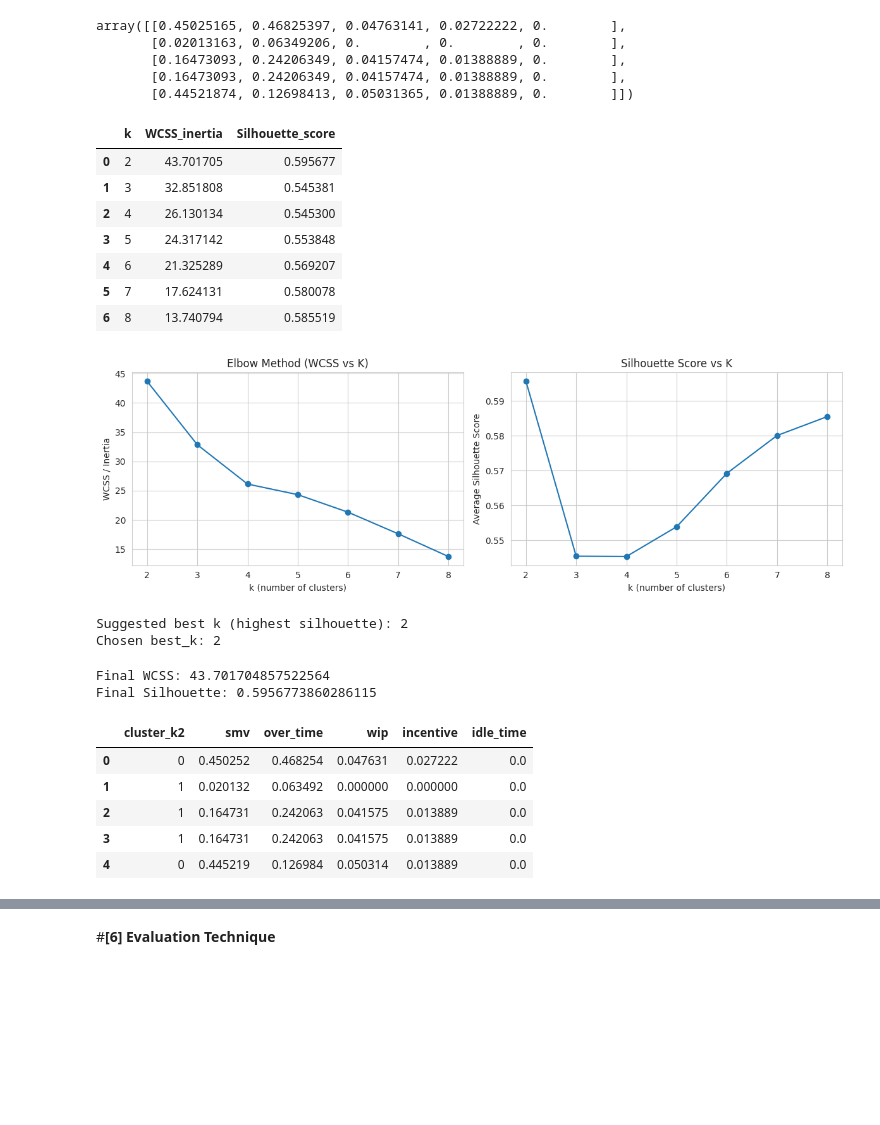
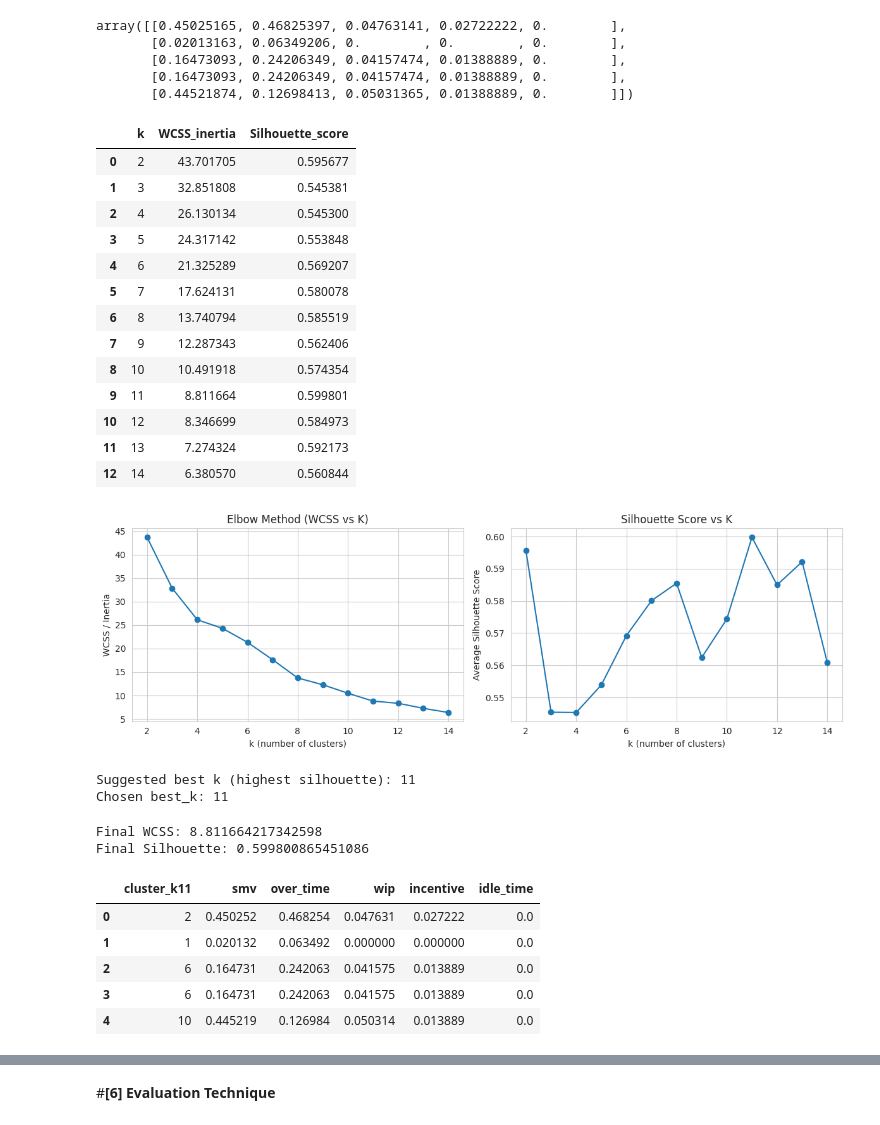
Before and after one commit to Falhebshi/Data-Mining, a Jupyter notebook: Phase3.ipynb, the cells around one changed output, grey strips where cells are left out. Drawn from its saved outputs; the diff is of its cells as text; code cells hidden in the pictures; blank space fills up the shorter version.

```diff
--- a/Phase3.ipynb
+++ b/Phase3.ipynb
@@ -756,34 +708,40 @@ from sklearn.cluster import KMeans
 from sklearn.metrics import silhouette_score
 import pandas as pd
 import matplotlib.pyplot as plt
 
-k_values = range(2, 9)   # K = 2,3,4,5,6,7,8
+k_values = range(2, 15)   # K = 2,3,4,5,6,7,8
 inertias = []
 silhouette_scores = []
 
 for k in k_values:
     kmeans = KMeans(n_clusters=k, random_state=42, n_init='auto')
     labels = kmeans.fit_predict(X)
 
     inertias.append(kmeans.inertia_)
     silhouette_scores.append(silhouette_score(X, labels))
 
 results_df = pd.DataFrame({
     'k': list(k_values),
     'WCSS_inertia': inertias,
     'Silhouette_score': silhouette_scores
 })
 
 results_df
 # %% [output]
 |  | k | WCSS_inertia | Silhouette_score |
 | 0 | 2 | 43.701705 | 0.595677 |
 | 1 | 3 | 32.851808 | 0.545381 |
 | 2 | 4 | 26.130134 | 0.545300 |
 | 3 | 5 | 24.317142 | 0.553848 |
 | 4 | 6 | 21.325289 | 0.569207 |
 | 5 | 7 | 17.624131 | 0.580078 |
 | 6 | 8 | 13.740794 | 0.585519 |
+| 7 | 9 | 12.287343 | 0.562406 |
+| 8 | 10 | 10.491918 | 0.574354 |
+| 9 | 11 | 8.811664 | 0.599801 |
+| 10 | 12 | 8.346699 | 0.584973 |
+| 11 | 13 | 7.274324 | 0.592173 |
+| 12 | 14 | 6.380570 | 0.560844 |
 # %%
 plt.figure(figsize=(12,4))
 
@@ -804,7 +762,7 @@ plt.ylabel('Average Silhouette Score')
 plt.tight_layout()
 plt.show()
 # %% [output]
-[figure, old version]
+[figure, new version]
 # %%
 best_k_auto = results_df.loc[results_df['Silhouette_score'].idxmax(), 'k']
 print("Suggested best k (highest silhouette):", best_k_auto)
@@ -813,8 +771,8 @@ print("Suggested best k (highest silhouette):", best_k_auto)
 best_k = int(best_k_auto)
 print("Chosen best_k:", best_k)
 # %% [output]
-Suggested best k (highest silhouette): 2
-Chosen best_k: 2
+Suggested best k (highest silhouette): 11
+Chosen best_k: 11
 # %%
 kmeans_final = KMeans(n_clusters=best_k, random_state=42, n_init='auto')
 final_labels = kmeans_final.fit_predict(X)
@@ -829,14 +787,14 @@ print("Final WCSS:", final_inertia)
 print("Final Silhouette:", final_silhouette)
 Preprocessed_dataset[[cluster_col] + cluster_features].head()
 # %% [output]
-Final WCSS: 43.701704857522564
-Final Silhouette: 0.5956773860286115
+Final WCSS: 8.811664217342598
+Final Silhouette: 0.599800865451086
-|  | cluster_k2 | smv | over_time | wip | incentive | idle_time |
-| 0 | 0 | 0.450252 | 0.468254 | 0.047631 | 0.027222 | 0.0 |
+|  | cluster_k11 | smv | over_time | wip | incentive | idle_time |
+| 0 | 2 | 0.450252 | 0.468254 | 0.047631 | 0.027222 | 0.0 |
 | 1 | 1 | 0.020132 | 0.063492 | 0.000000 | 0.000000 | 0.0 |
-| 2 | 1 | 0.164731 | 0.242063 | 0.041575 | 0.013889 | 0.0 |
-| 3 | 1 | 0.164731 | 0.242063 | 0.041575 | 0.013889 | 0.0 |
-| 4 | 0 | 0.445219 | 0.126984 | 0.050314 | 0.013889 | 0.0 |
+| 2 | 6 | 0.164731 | 0.242063 | 0.041575 | 0.013889 | 0.0 |
+| 3 | 6 | 0.164731 | 0.242063 | 0.041575 | 0.013889 | 0.0 |
+| 4 | 10 | 0.445219 | 0.126984 | 0.050314 | 0.013889 | 0.0 |
 # %%
 centers = pd.DataFrame(kmeans_final.cluster_centers_, columns=cluster_features)
 centers.index = [f'Cluster {i}' for i in range(best_k)]
```
Also changed, not shown: parts of 16 cells of this notebook.
